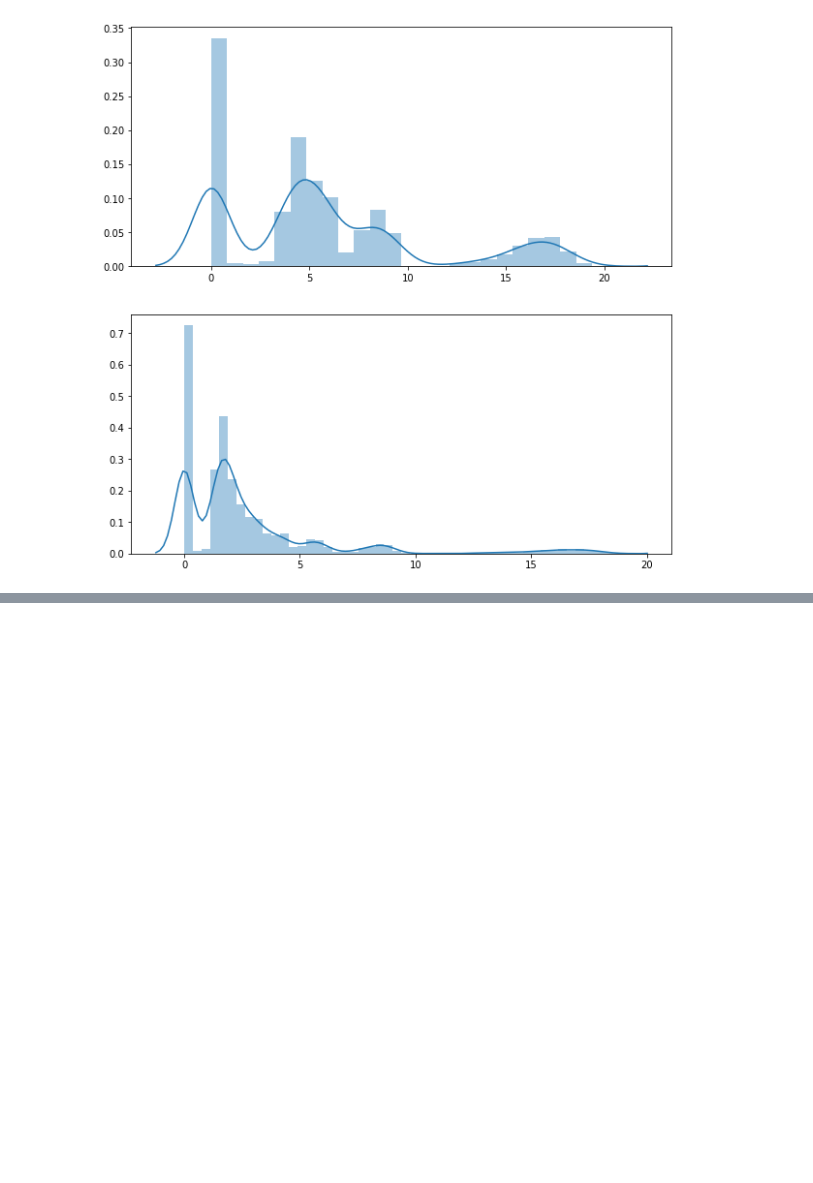
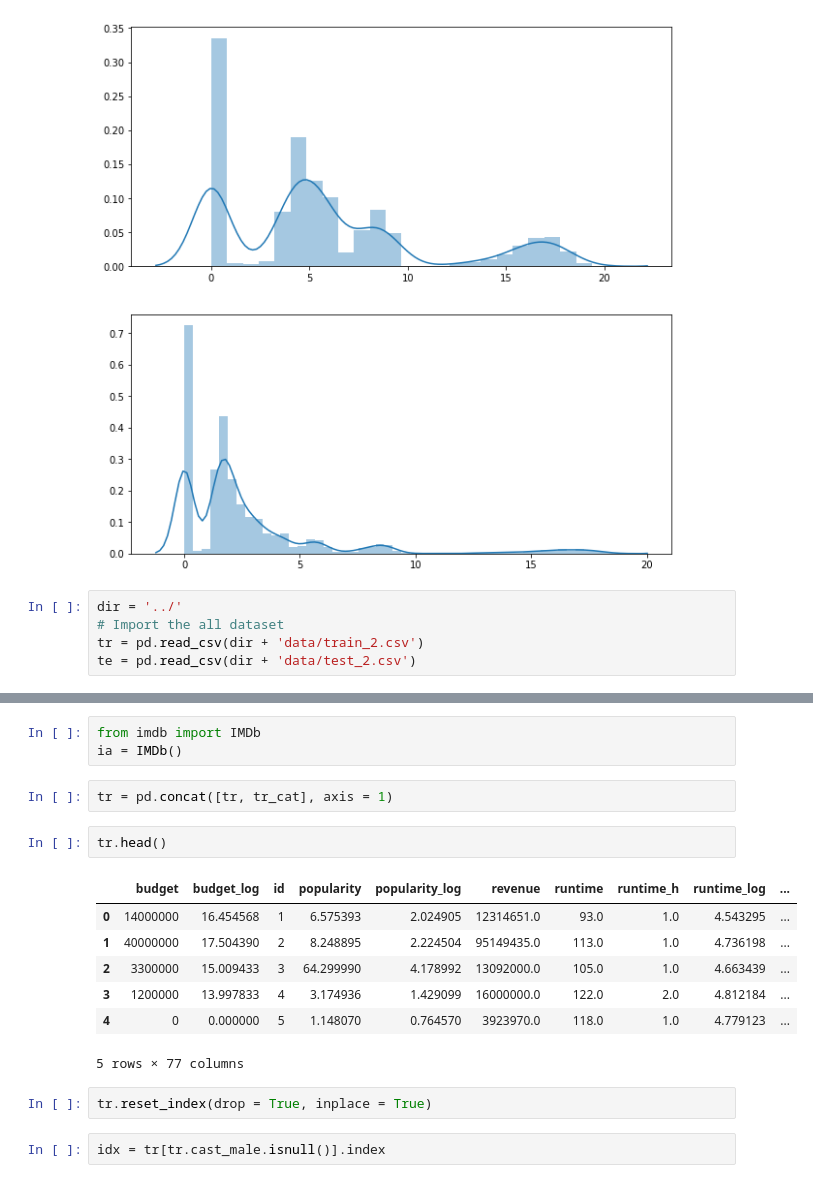
Before and after one commit to jjone36/tmdb, a Jupyter notebook: 02.eda/02_eda2.ipynb, the cells around one changed output, grey strips where cells are left out. Cells and saved outputs as stored; diff of their text form; blank space fills up the shorter version.

```diff
--- a/02.eda/02_eda2.ipynb
+++ b/02.eda/02_eda2.ipynb
@@ -154,3 +154,8 @@ for i in range(2):
 plt.show()
 # %% [output]
 [figure]
+# %%
+dir = '../'
+# Import the all dataset
+tr = pd.read_csv(dir + 'data/train_2.csv')
+te = pd.read_csv(dir + 'data/test_2.csv')
@@ -156,0 +192,19 @@ plt.show()
+# %%
+from imdb import IMDb
+ia = IMDb()
+# %%
+tr = pd.concat([tr, tr_cat], axis = 1)
+# %%
+tr.head()
+# %% [output]
+|  | budget | budget_log | id | popularity | popularity_log | revenue | runtime | runtime_h | runtime_log | ... |
+| 0 | 14000000 | 16.454568 | 1 | 6.575393 | 2.024905 | 12314651.0 | 93.0 | 1.0 | 4.543295 | ... |
+| 1 | 40000000 | 17.504390 | 2 | 8.248895 | 2.224504 | 95149435.0 | 113.0 | 1.0 | 4.736198 | ... |
+| 2 | 3300000 | 15.009433 | 3 | 64.299990 | 4.178992 | 13092000.0 | 105.0 | 1.0 | 4.663439 | ... |
+| 3 | 1200000 | 13.997833 | 4 | 3.174936 | 1.429099 | 16000000.0 | 122.0 | 2.0 | 4.812184 | ... |
+| 4 | 0 | 0.000000 | 5 | 1.148070 | 0.764570 | 3923970.0 | 118.0 | 1.0 | 4.779123 | ... |
+5 rows × 77 columns
+# %%
+tr.reset_index(drop = True, inplace = True)
+# %%
+idx = tr[tr.cast_male.isnull()].index
```
Also changed, not shown: parts of 23 cells of this notebook, 6 other files.
